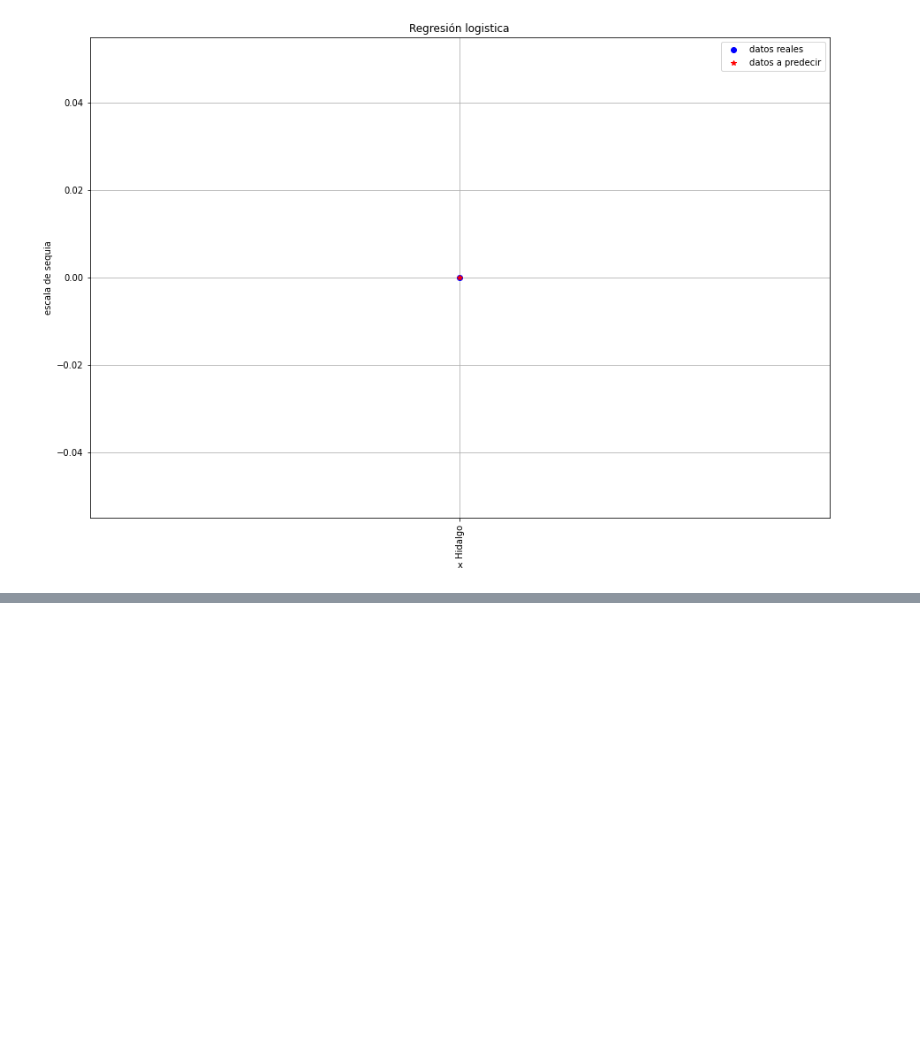
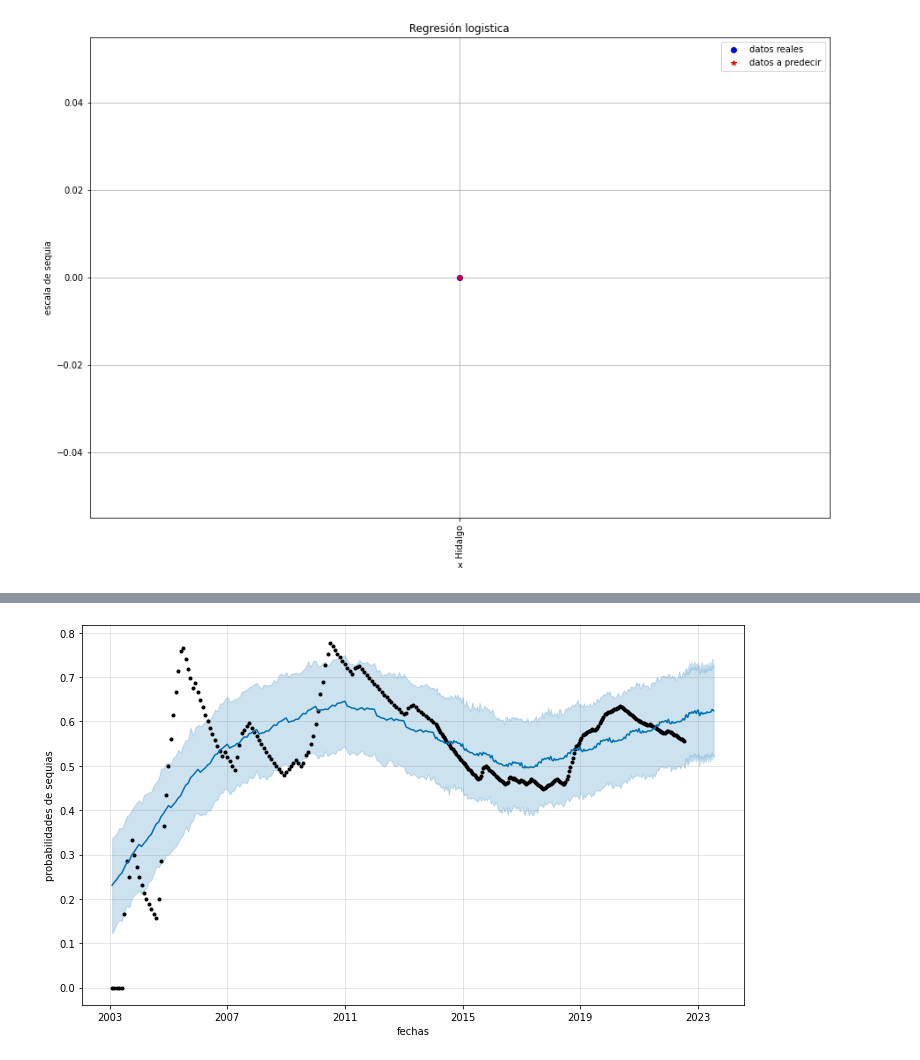
Before and after one commit to urielMontenegro1/datos_de_sequias, a Jupyter notebook: sequias_proyecto.ipynb, the cells around one changed output, grey strips where cells are left out. Drawn from its saved outputs; the diff is of its cells as text; code cells hidden in the pictures; blank space fills up the shorter version.

Commit message:
agregado el facebook prophet

```diff
--- a/sequias_proyecto.ipynb
+++ b/sequias_proyecto.ipynb
@@ -558,0 +599,4 @@ plt.show()
+# %%
+modeloProphet=Prophet()
+# %%
+modeloProphet.fit(dataProphet)
@@ -558,0 +607,2 @@ plt.show()
+# %%
+prediccciones=modeloProphet.make_future_dataframe(periods=365)
@@ -558,0 +618,2 @@ plt.show()
+# %%
+pronosticos=modeloProphet.predict(prediccciones)
@@ -558,0 +636,4 @@ plt.show()
+# %%
+figura1=modeloProphet.plot(pronosticos,xlabel="fechas", ylabel="probabilidades de sequias")
+# %% [output]
+[figure, added]
```
Also changed, not shown: parts of 12 cells of this notebook.
